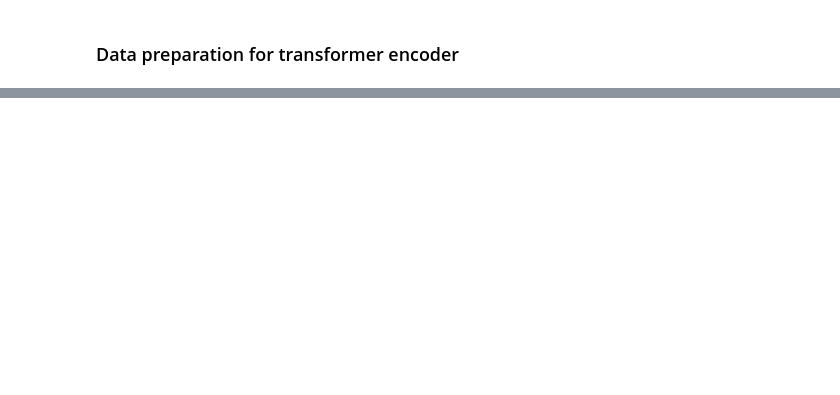
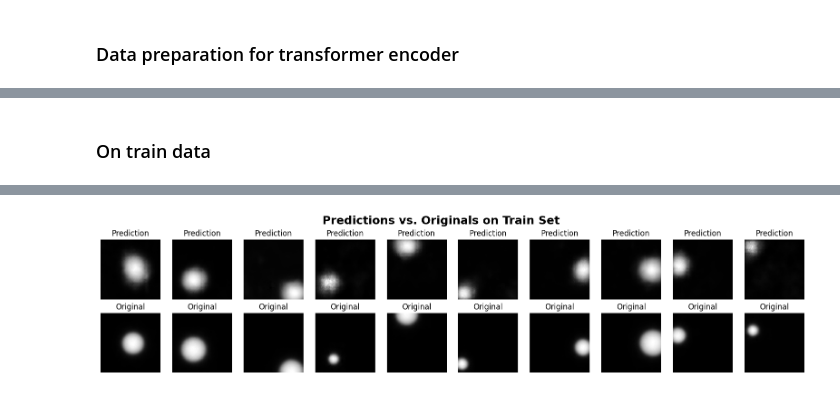
Before and after one commit to maximiliann97/Advanced-ML-TIF360, a Jupyter notebook: HW C/HW_C.ipynb, the cells around one changed output, grey strips where cells are left out. Saved outputs shown, nothing was run; the diff lists cells and outputs as text; code cells hidden in the pictures; blank space fills up the shorter version.

```diff
--- a/HW C/HW_C.ipynb
+++ b/HW C/HW_C.ipynb
@@ -547,0 +524,3 @@ Epoch 46/200
+# %%
+head_list = [2, 4, 6, 8, 10, 12, 14, 16]
+model_dict = train_models(head_list)
@@ -547,0 +529,11 @@ Epoch 46/200
+# %%
+# Loop over the transformer models and evaluate the reconstruction loss
+best_model_loss = 1e6
+for model_name, model in model_dict.items():
+    test_loss = model.evaluate(val_input_seq, val_output_seq)
+    print(f'Nr of heads:{model_name}: Reconstruction loss = {test_loss:.4e}')
+    if test_loss < best_model_loss:
+        best_model_loss = test_loss
+        best_model_key = model_name
+
+print(f'Best number of heads: {best_model_key}')
@@ -547,0 +558,25 @@ Epoch 46/200
+# %% [markdown]
+### On train data
+# %%
+import matplotlib.pyplot as plt
+plt.figure(figsize=(20, 4))
+
+for i in range(sequence_length):
+    model = model_dict[best_model_key]
+    prediction = model.predict(train_input_seq[i:i+1])
+
+    plt.subplot(2, sequence_length, i + 1)
+    plt.imshow(tf.squeeze(autoencoder.decoder(prediction)))
+    plt.title("Prediction")
+    plt.axis('off')
+
+    plt.subplot(2, sequence_length, i + 1 + sequence_length)
+    org = tf.reshape(train_output_seq[i], [1,256])
+    plt.imshow(tf.squeeze(autoencoder.decoder(org)))
+    plt.title("Original")
+    plt.gray()
+    plt.axis('off')
+
+plt.suptitle("Predictions vs. Originals on Train Set", fontsize=18, fontweight='bold')
+plt.subplots_adjust(top=0.85)
+# %% [output]
@@ -547,0 +593 @@ Epoch 46/200
+[figure, added]
```
Also changed, not shown: parts of 11 cells of this notebook.
